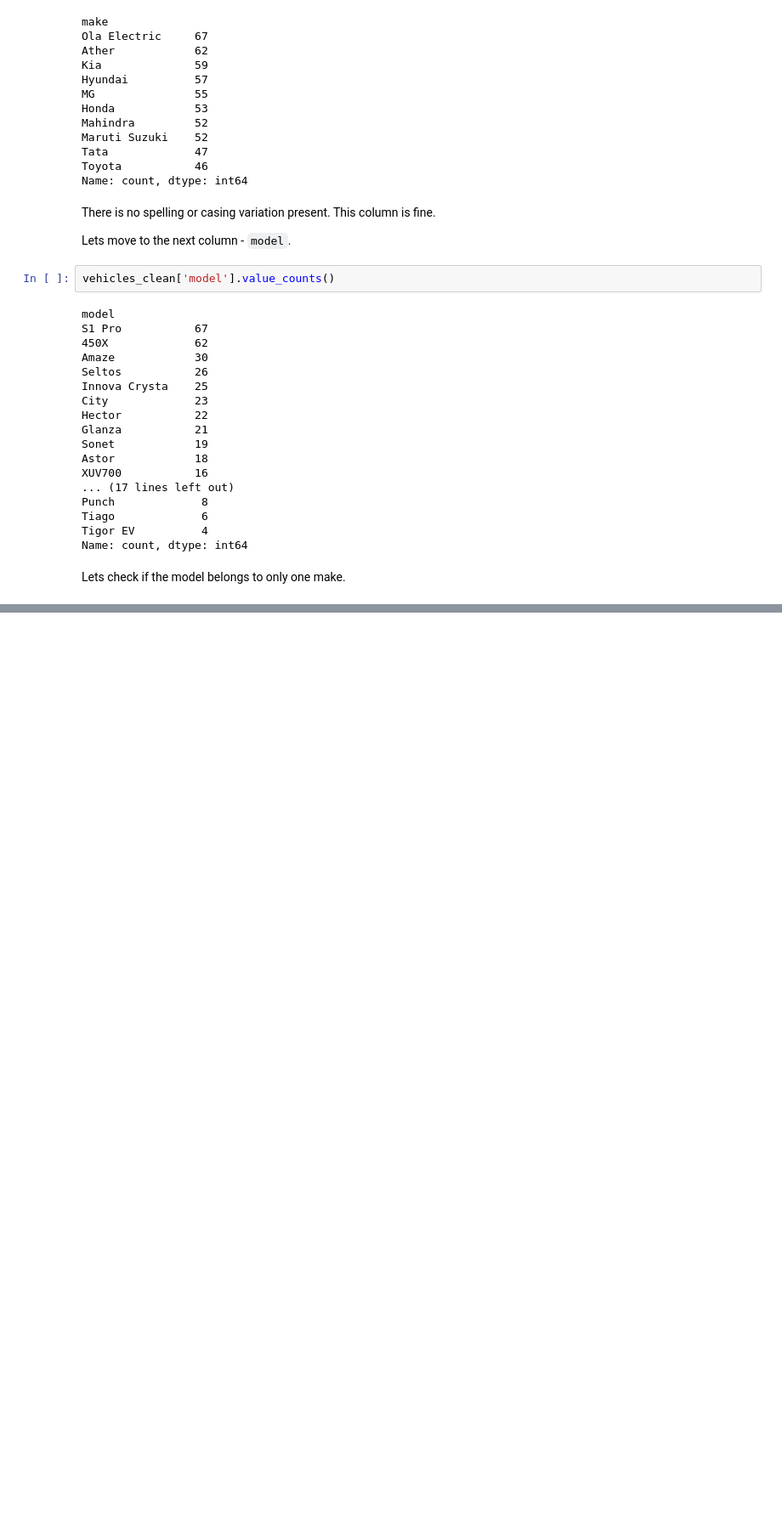
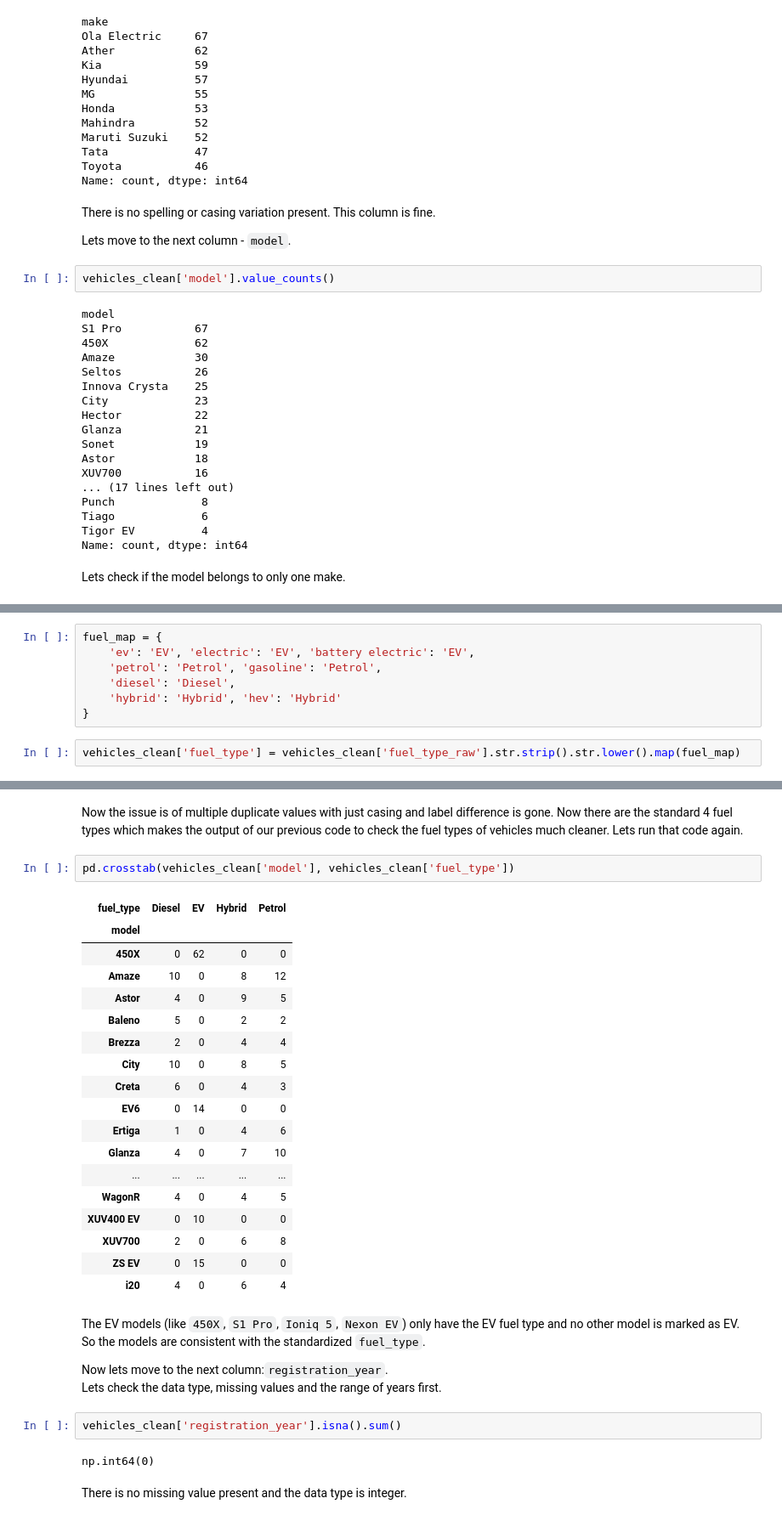
Before and after one commit to Namishkaushik/Projects, a Jupyter notebook: Project-4 Vulcan/clean_data.ipynb, the cells around one changed output, grey strips where cells are left out. Shown at 85% size. Saved outputs shown, nothing was run; the diff lists cells and outputs as text; blank space fills up the shorter version.

```diff
--- a/Project-4 Vulcan/clean_data.ipynb
+++ b/Project-4 Vulcan/clean_data.ipynb
@@ -1000,0 +1052,9 @@ Lets check if the model belongs to only one make.
+# %%
+fuel_map = {
+    'ev': 'EV', 'electric': 'EV', 'battery electric': 'EV',
+    'petrol': 'Petrol', 'gasoline': 'Petrol',
+    'diesel': 'Diesel',
+    'hybrid': 'Hybrid', 'hev': 'Hybrid'
+}
+# %%
+vehicles_clean['fuel_type'] = vehicles_clean['fuel_type_raw'].str.strip().str.lower().map(fuel_map)
@@ -1000,0 +1074,35 @@ Lets check if the model belongs to only one make.
+# %% [markdown]
+Now the issue is of multiple duplicate values with just casing and label difference is gone. Now there are the standard 4 fuel types which makes the output of our previous code to check the fuel types of vehicles much cleaner. Lets run that code again.
+# %%
+pd.crosstab(vehicles_clean['model'], vehicles_clean['fuel_type'])
+# %% [output]
+| fuel_type | Diesel | EV | Hybrid | Petrol |
+| model |  |  |  |  |
+| 450X | 0 | 62 | 0 | 0 |
+| Amaze | 10 | 0 | 8 | 12 |
+| Astor | 4 | 0 | 9 | 5 |
+| Baleno | 5 | 0 | 2 | 2 |
+| Brezza | 2 | 0 | 4 | 4 |
+| City | 10 | 0 | 8 | 5 |
+| Creta | 6 | 0 | 4 | 3 |
+| EV6 | 0 | 14 | 0 | 0 |
+| Ertiga | 1 | 0 | 4 | 6 |
+| Glanza | 4 | 0 | 7 | 10 |
+| ... | ... | ... | ... | ... |
+| WagonR | 4 | 0 | 4 | 5 |
+| XUV400 EV | 0 | 10 | 0 | 0 |
+| XUV700 | 2 | 0 | 6 | 8 |
+| ZS EV | 0 | 15 | 0 | 0 |
+| i20 | 4 | 0 | 6 | 4 |
+# %% [markdown]
+The EV models (like `450X`, `S1 Pro`, `Ioniq 5`, `Nexon EV`) only have the EV fuel type and no other model is marked as EV. So the models are consistent with the standardized `fuel_type`.
+
+
+Now lets move to the next column:`registration_year`.\
+Lets check the data type, missing values and the range of years first.
+# %%
+vehicles_clean['registration_year'].isna().sum()
+# %% [output]
+np.int64(0)
+# %% [markdown]
+There is no missing value present and the data type is integer.
```
Also changed, not shown: parts of 42 cells of this notebook, 4 other files.
